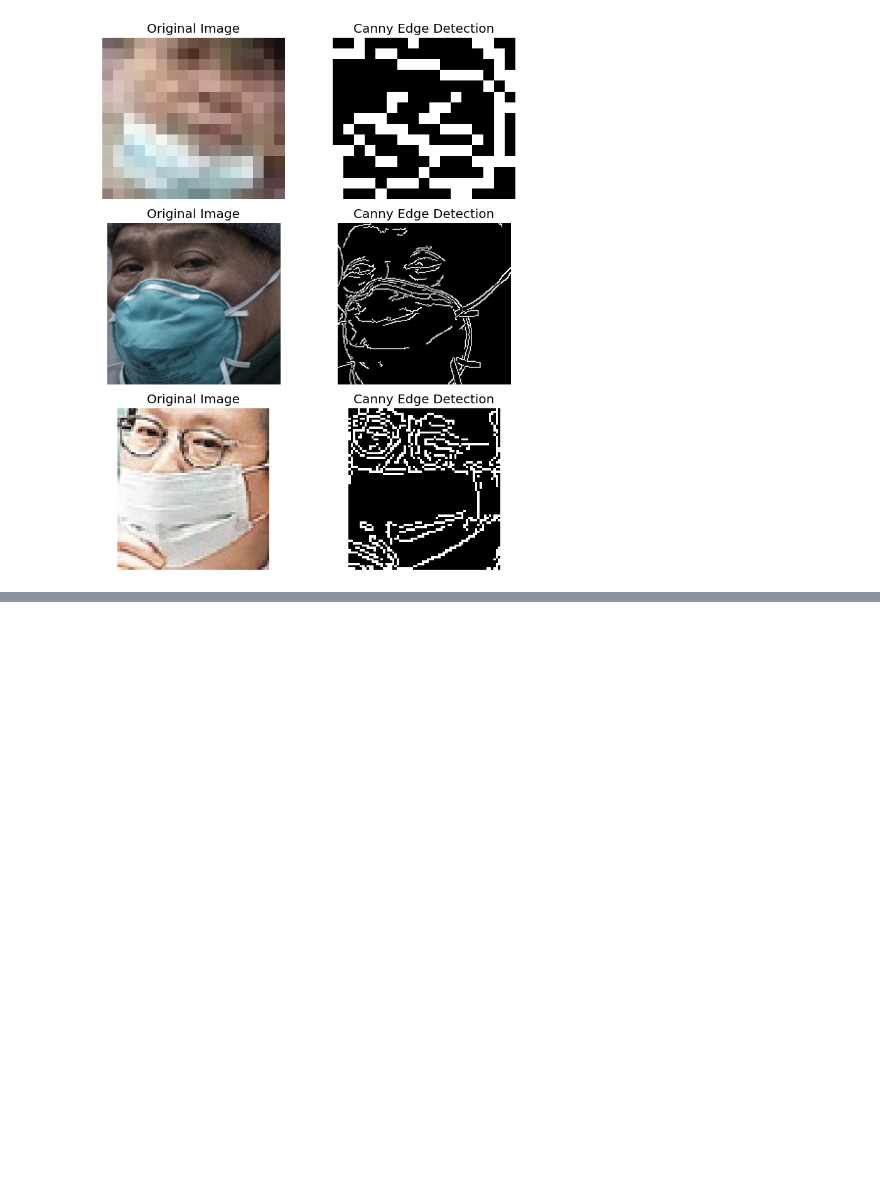
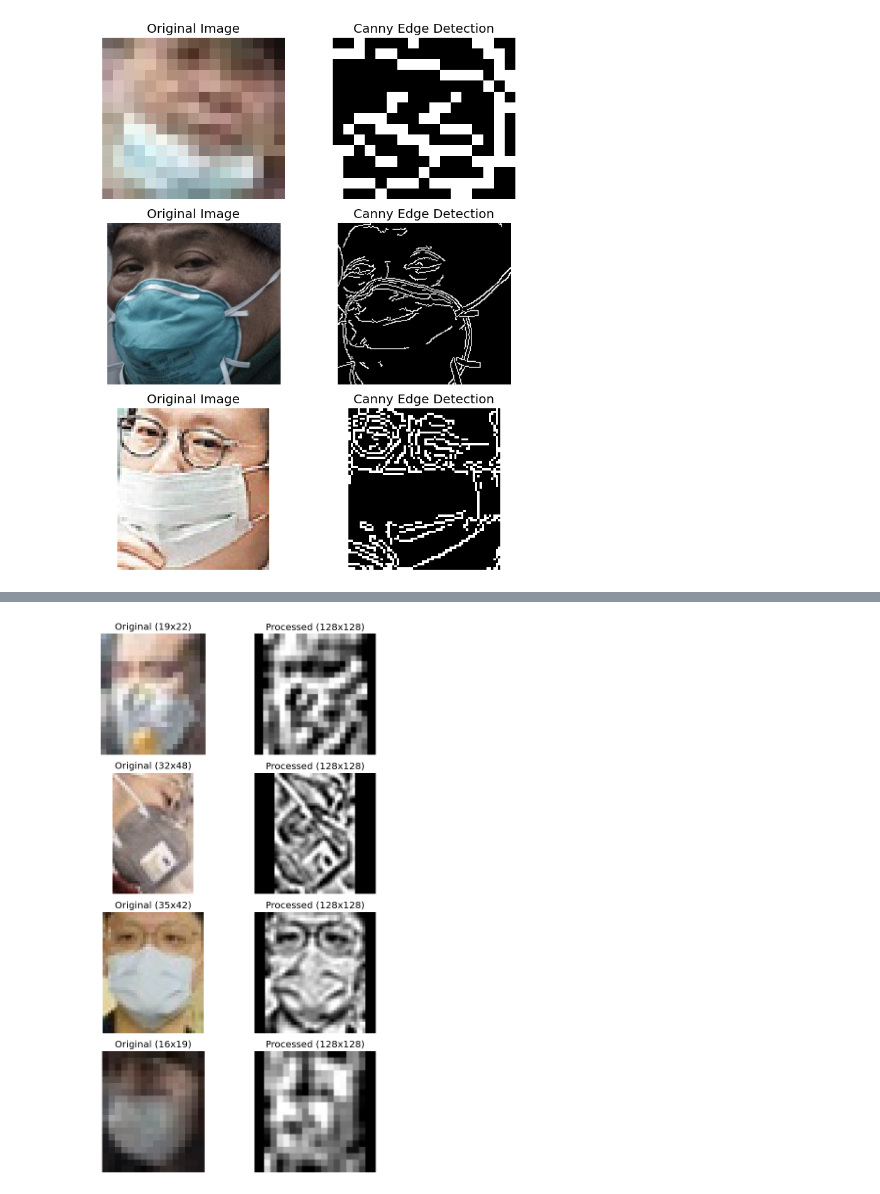
Before and after one commit to Rahim-Rahmatzada/MaskDetection, a Jupyter notebook: Notebooks/3.Preprocessing.ipynb, the cells around one changed output, grey strips where cells are left out. Saved outputs shown, nothing was run; the diff lists cells and outputs as text; code cells hidden in the pictures; blank space fills up the shorter version.

```diff
--- a/Notebooks/3.Preprocessing.ipynb
+++ b/Notebooks/3.Preprocessing.ipynb
@@ -158,0 +275,42 @@ displayEnhancement(trainImagePath, applyMultiEnhancements, numSamples=3, functio
+# %%
+# Visualize some examples
+def visualizeProcessedImages(original_path, processed_path, num_samples=3):
+    """Display original and processed versions of random images"""
+    # get all images in the folder and select random ones
+    imageFiles = [f for f in os.listdir(original_path) if f.endswith(".jpeg")]
+    randomImages = random.sample(imageFiles, num_samples)
+
+    fig, axes = plt.subplots(num_samples, 2, figsize=(8, num_samples * 3))
+
+    for i, imgFile in enumerate(randomImages):
+        # load original image
+        original_img_path = os.path.join(original_path, imgFile)
+        original_img = cv2.imread(original_img_path)
+        original_img_rgb = cv2.cvtColor(original_img, cv2.COLOR_BGR2RGB)
+
+        # load processed image
+        processed_img_path = os.path.join(processed_path, imgFile)
+        processed_img = cv2.imread(processed_img_path)
+
+        if len(processed_img.shape) == 2:
+            processed_img_rgb = cv2.cvtColor(processed_img, cv2.COLOR_GRAY2RGB)
+        else:
+            processed_img_rgb = cv2.cvtColor(processed_img, cv2.COLOR_BGR2RGB)
+
+        # Plot Original
+        axes[i, 0].imshow(original_img_rgb)
+        axes[i, 0].axis("off")
+        axes[i, 0].set_title(f"Original ({original_img.shape[1]}x{original_img.shape[0]})")
+
+        # Plot Processed
+        axes[i, 1].imshow(processed_img_rgb, cmap='gray')
+        axes[i, 1].axis("off")
+        axes[i, 1].set_title(f"Processed (128x128)")
+
+    plt.tight_layout()
+    plt.show()
+# %%
+# Visualize some examples
+visualizeProcessedImages(str(trainImagePath), str(trainOutputPath), num_samples=4)
+# %% [output]
+[figure, added]
```
Also changed, not shown: parts of 6 cells of this notebook, 2 other files.
